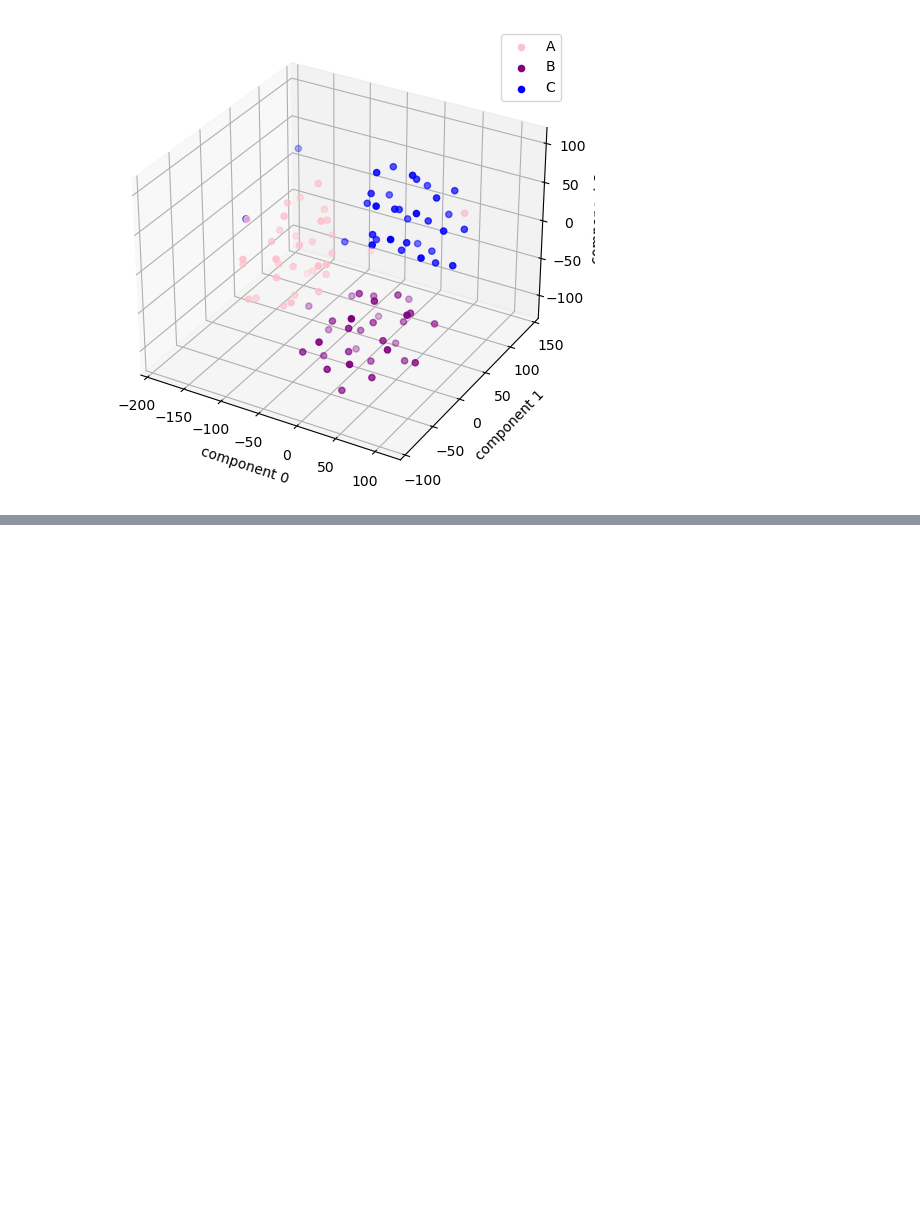
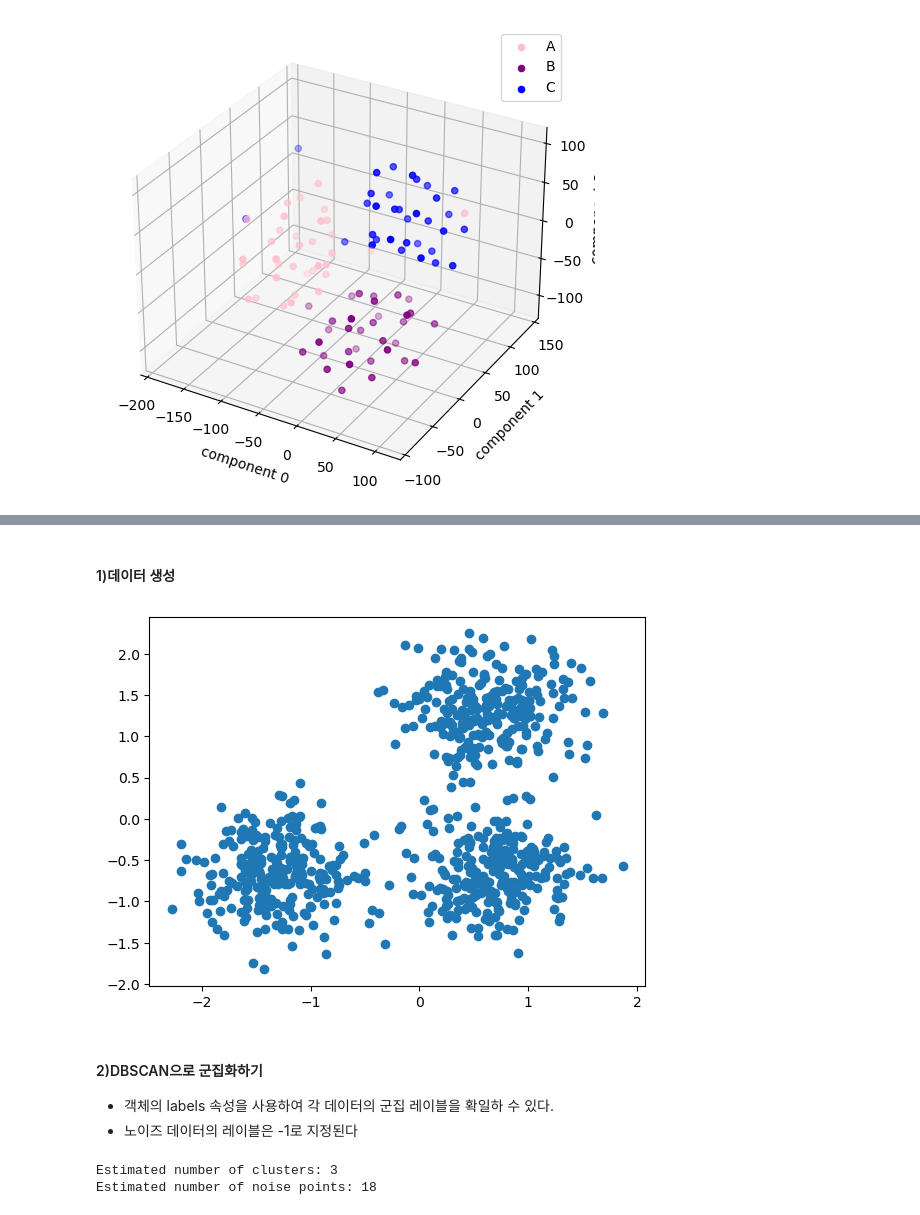
Before and after one commit to LeticiaKang/AICE_AI_Study, a Jupyter notebook: 4. 비지도학습.ipynb, the cells around one changed output, grey strips where cells are left out. Cells and saved outputs as stored; diff of their text form; code cells hidden in the pictures; blank space fills up the shorter version.

```diff
--- a/4. 비지도학습.ipynb
+++ b/4. 비지도학습.ipynb
@@ -344,0 +423,42 @@ plt.show()
+# %% [markdown]
+#### 1)데이터 생성
+# %%
+from sklearn.datasets import make_blobs
+from sklearn.preprocessing import StandardScaler
+
+# 실습용 데이터 생성
+centers = [[1, 1], [-1, -1], [1, -1]] #합성 클러스터 3개 생성
+X, labels_true = make_blobs(n_samples=750, centers=centers, cluster_std=0.4, random_state=0)
+
+# 데이터 표준화
+X = StandardScaler().fit_transform(X)
+
+# 데이터 시각화
+# import matplotlib.pyplot as plt
+plt.scatter(X[:, 0], X[:, 1])
+plt.show()
+# %% [output]
+[figure, added]
+# %% [markdown]
+#### 2)DBSCAN으로 군집화하기
+- 객체의 labels 속성을 사용하여 각 데이터의 군집 레이블을 확일하 수 있다.
+- 노이즈 데이터의 레이블은 -1로 지정된다
+# %%
+from sklearn import metrics
+from sklearn.cluster import DBSCAN
+
+# DBSCAN 모델 정의 및 학습
+db = DBSCAN(eps=0.3, min_samples=10).fit(X)
+labels = db.labels_
+
+# Noisy samples를 제외한 클러스터 개수 확인
+n_clusters_ = len(set(labels)) - (1 if -1 in labels else 0)
+
+# Noisy samples 개수 확인
+n_noise_ = list(labels).count(-1)
+
+print("Estimated number of clusters: %d" % n_clusters_)
+print("Estimated number of noise points: %d" % n_noise_)
+# %% [output]
+Estimated number of clusters: 3
+Estimated number of noise points: 18
```
Also changed, not shown: parts of 34 cells of this notebook.
